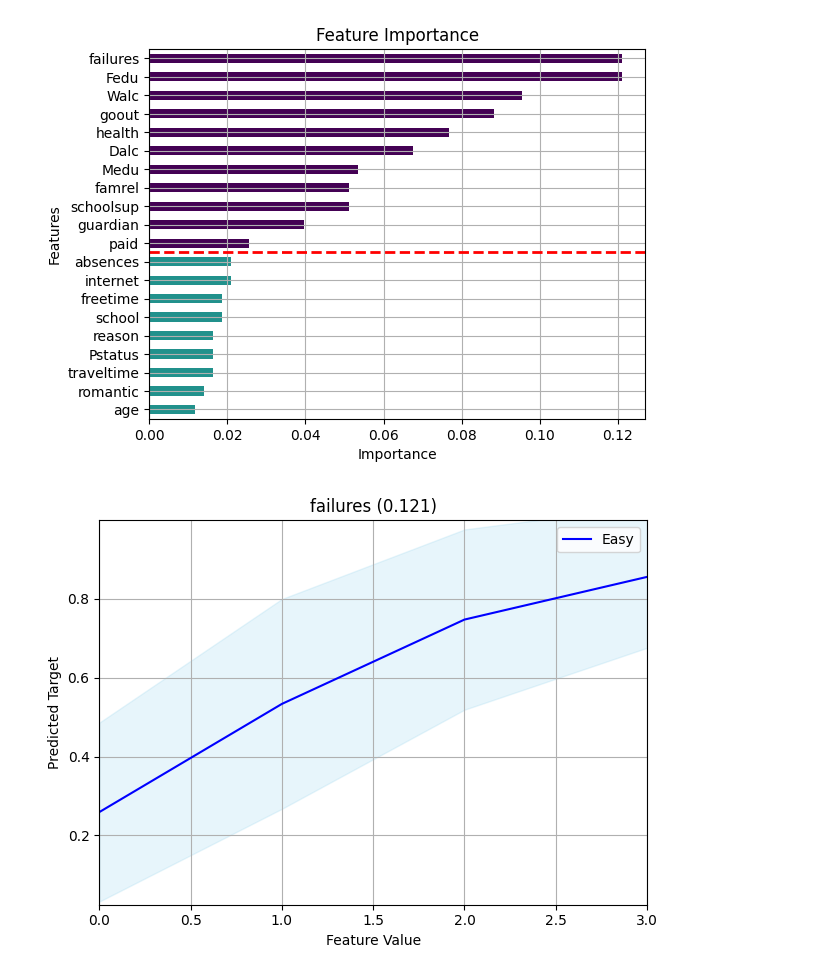
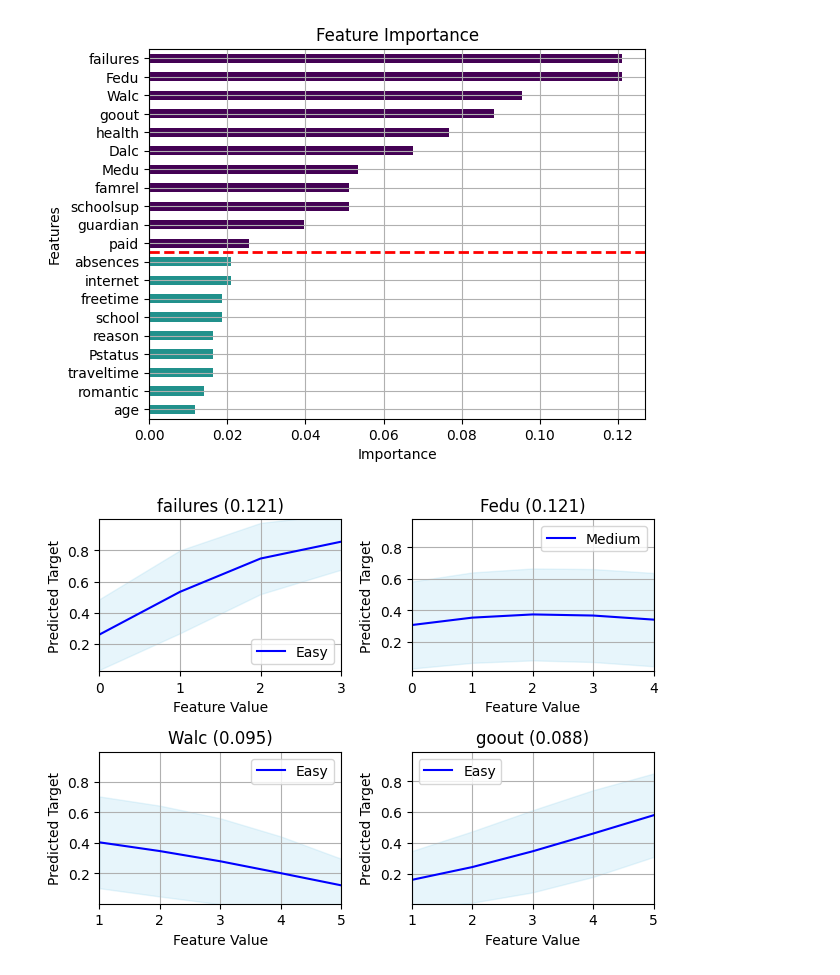
Before and after one commit to holistic-ai/holisticai, a Jupyter notebook: tutorials/explainability/demos/global_permutation.ipynb, the cells around one changed output. Cells and saved outputs as stored; diff of their text form; code cells hidden in the pictures.

Commit message:
chore: partial dependence formatting

```diff
--- a/tutorials/explainability/demos/global_permutation.ipynb
+++ b/tutorials/explainability/demos/global_permutation.ipynb
@@ -166,7 +168,6 @@ plot_feature_importance(importances)
 # %%
 from holisticai.explainability.plots import plot_partial_dependence
 
-class_index = 0 #1
-plot_partial_dependence(partial_dependencies[class_index], ranked_importances)
+plot_partial_dependence(partial_dependencies, ranked_importances, subplots=(2,2), class_idx=0)
 # %% [output]
-[figure, old version]
+[figure, new version]
```
Also changed, not shown: parts of 4 cells of this notebook, 9 other files.
